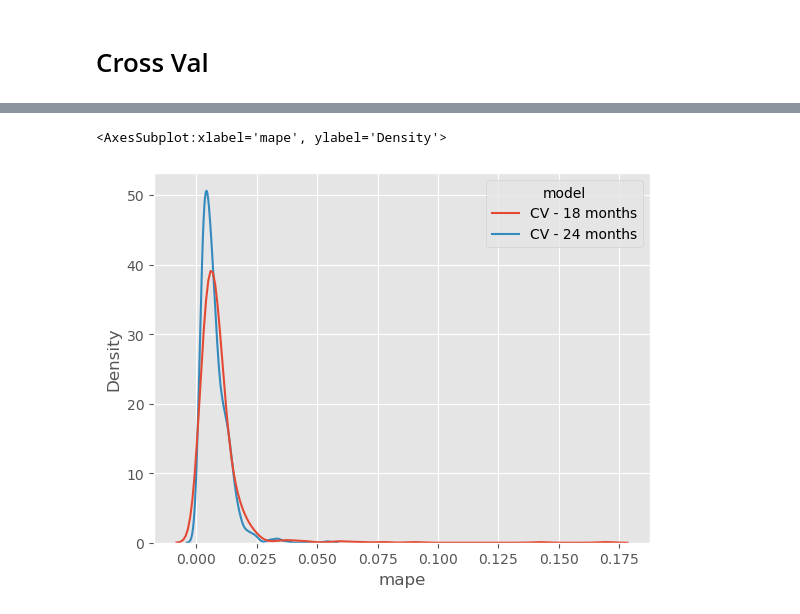
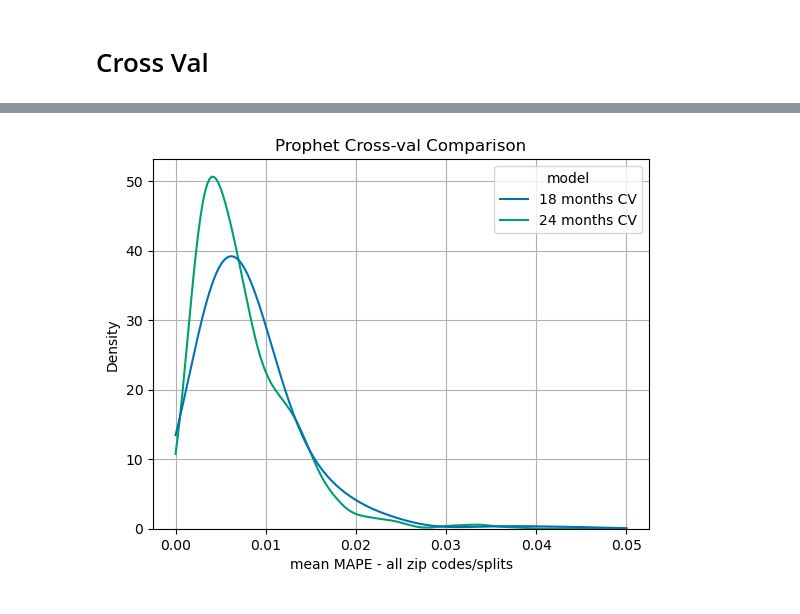
Before and after one commit to eihwood/Haystacks.AI-7, a Jupyter notebook: src/austin_prophet_model.ipynb, the cells around one changed output, grey strips where cells are left out. Saved outputs shown, nothing was run; the diff lists cells and outputs as text; code cells hidden in the pictures.

```diff
--- a/src/austin_prophet_model.ipynb
+++ b/src/austin_prophet_model.ipynb
@@ -630,0 +739,3 @@ df_all_cv.to_pickle('cv_all.pkl')
+# %%
+with open('cv_all.pkl', "rb") as f:
+    df_all_cv = pickle.load(f)
@@ -631,2 +757,2 @@ df_all_cv.to_pickle('cv_all.pkl')
 # %%
-df_all_cv
+df_all_cv['Market'] = df_all_cv['zip_code'].apply(lambda x: 'Atlanta' if x.startswith('3') else 'Cleveland')
@@ -647,3 +775,5 @@ df_all_cv
 # %%
-df_all_cv.mape.min()
+# df_all_cv['model'] =
+df_all_cv['model'] = df_all_cv['model'].apply(lambda x: x[5:])
+df_all_cv
 # %% [output]
@@ -650,0 +793,2 @@ df_all_cv.mape.min()
+# %%
+df_all_cv['model'] = df_all_cv["model"] + ' CV'
@@ -651,5 +811,8 @@ df_all_cv.mape.min()
 # %%
-sns.kdeplot(data=df_all_cv, x='mape', hue='model')
+sns.kdeplot(data=df_all_cv, x='mape', hue='model', clip=(0,0.05))
+plt.xlabel('mean MAPE - all zip codes/splits')
+plt.title('Prophet Cross-val Comparison')
+plt.savefig('cv_kde')
+plt.show()
 # %% [output]
-<AxesSubplot:xlabel='mape', ylabel='Density'>
-[figure, old version]
+[figure, new version]
```
Also changed, not shown: parts of 27 cells of this notebook, 1 other file.
